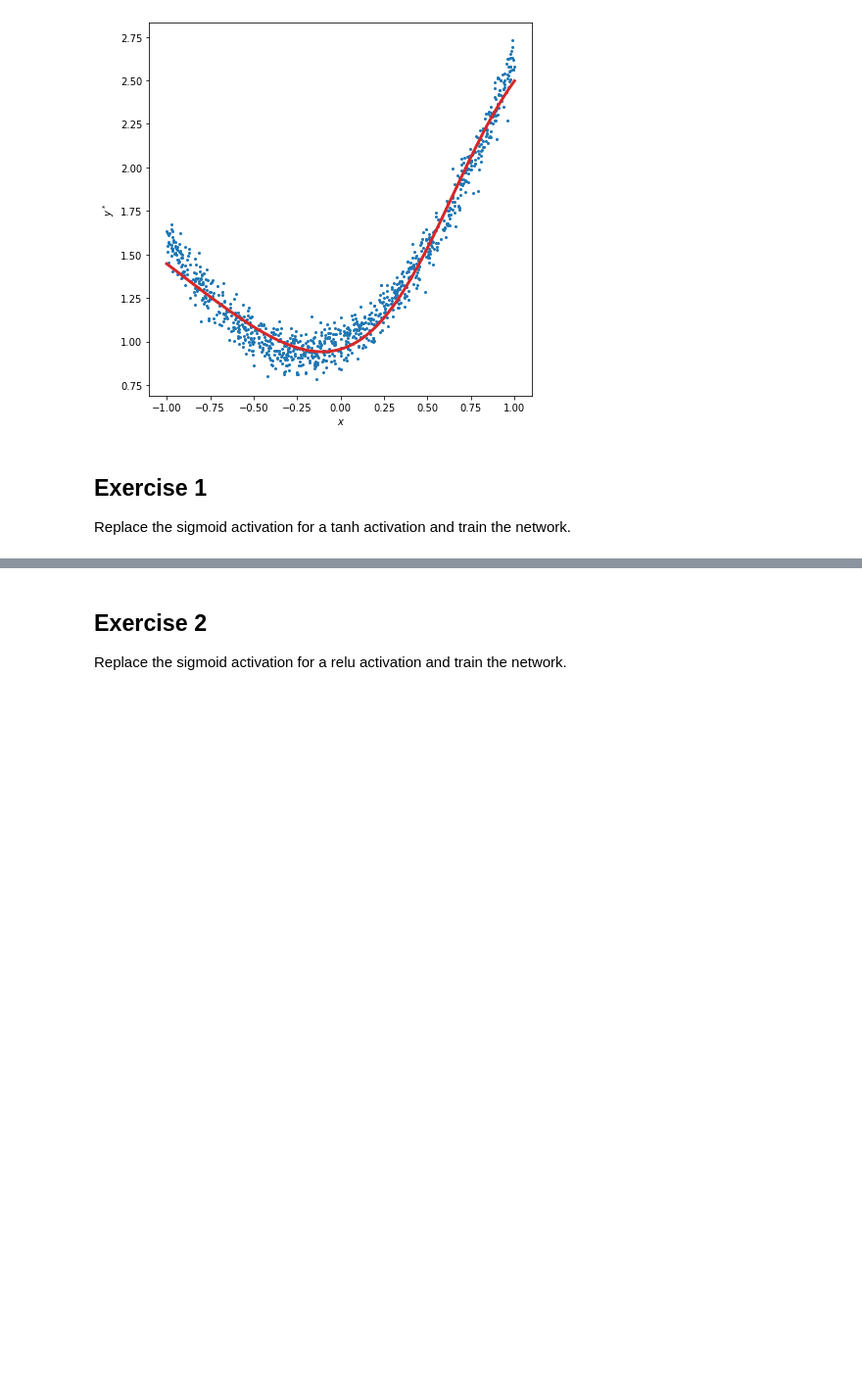
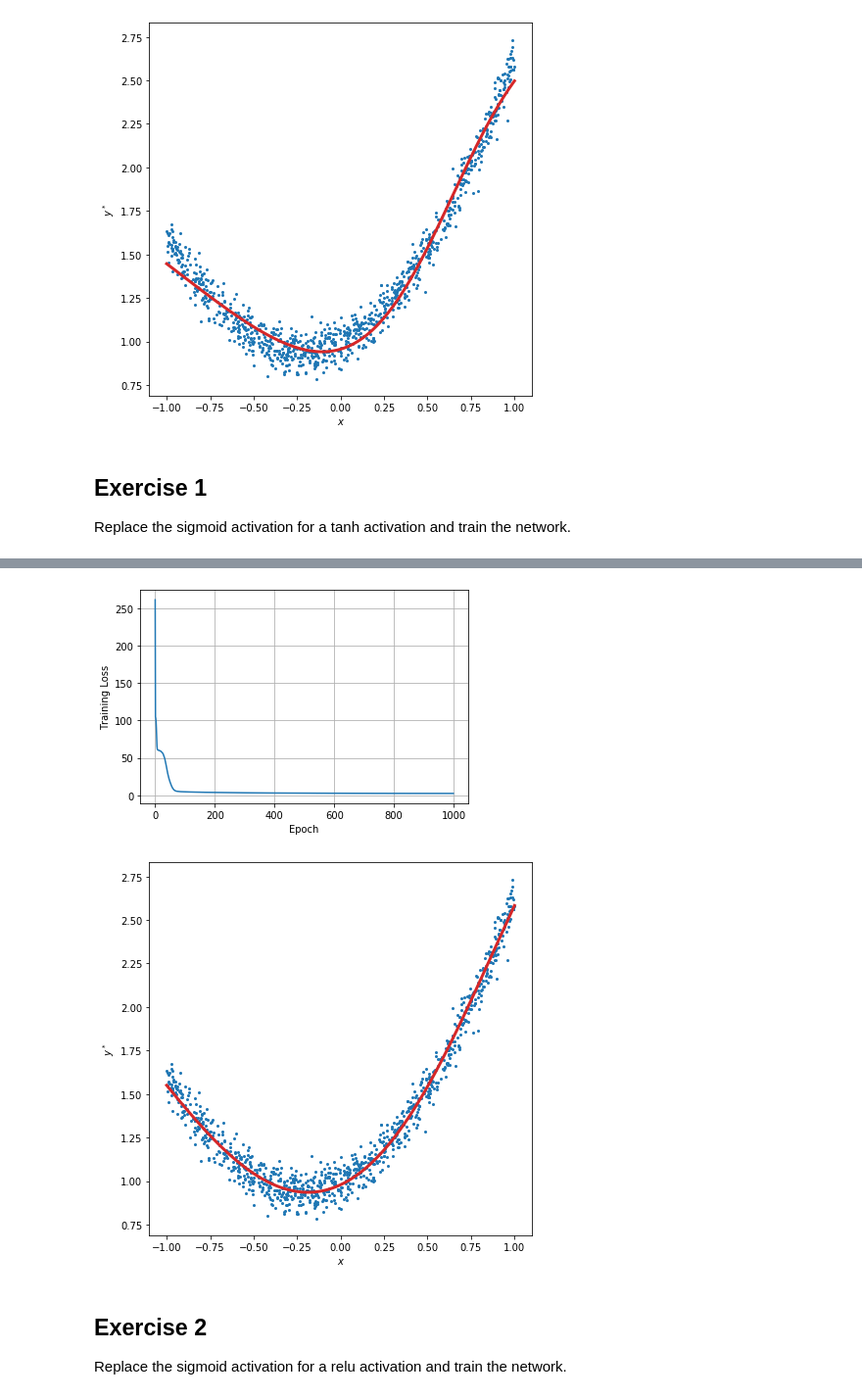
Before and after one commit to Voldivh/AEOC-NeuralNetworks-2020, a Jupyter notebook: Neural Networks 1.ipynb, the cells around one changed output, grey strips where cells are left out. Shown at 98% size. Cells and saved outputs as stored; diff of their text form; code cells hidden in the pictures; blank space fills up the shorter version.

```diff
--- a/Neural Networks 1.ipynb
+++ b/Neural Networks 1.ipynb
@@ -149,8 +149,12 @@ Final cumulative loss:  3.4744
 Replace the sigmoid activation for a tanh activation and train the network.
 # %%
 class Neural_Network_tanh(Neural_Network):
-    def __init__(self, n1=10):
-        super().__init__(n1)
+    def __init__(self, n1=10, lr=0.1):
+        super().__init__(n1, lr)
 
-    def f1(self, q, compute_derivative=False):
-        pass # Implement this function
+    def f1(self, q, compute_derivative=False): # Activation function of layer 1
+        y = np.tanh(q)                         # Tanh function
+        dydq = 0                               # Default derivative
+        if(compute_derivative):
+            dydq = 1 - y**2                    # Derivative computation
+        return y, dydq
@@ -158,0 +161,5 @@ class Neural_Network_tanh(Neural_Network):
+# %%
+net = Neural_Network_tanh(n1=10, lr=0.1)            # Create a Neural_Network object
+train_network(net, batch_size=32, num_epochs=1000)  # Train the network
+test_network(net)                                   # Test the network
+# %% [output]
@@ -159,3 +167,5 @@ class Neural_Network_tanh(Neural_Network):
+[figure, added]
+[figure, added]
 # %% [markdown]
 ## Exercise 2
 Replace the sigmoid activation for a relu activation and train the network.
```
Also changed, not shown: parts of 5 cells of this notebook.
